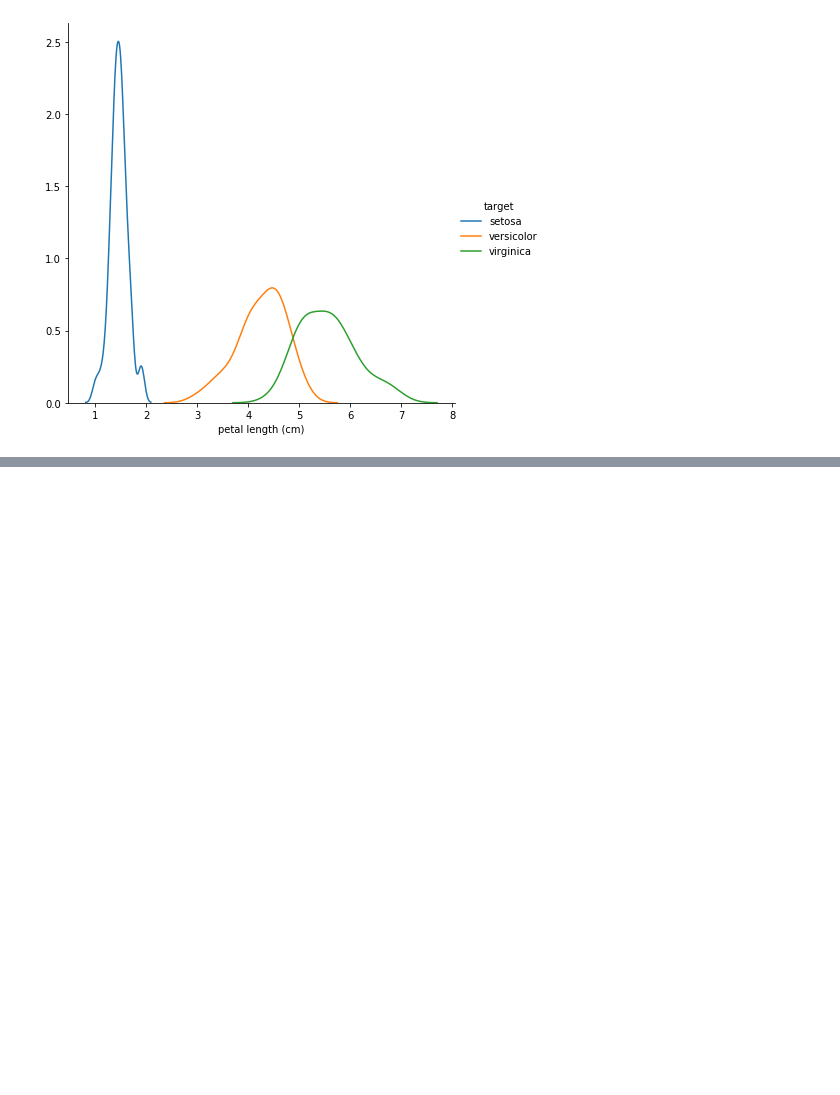
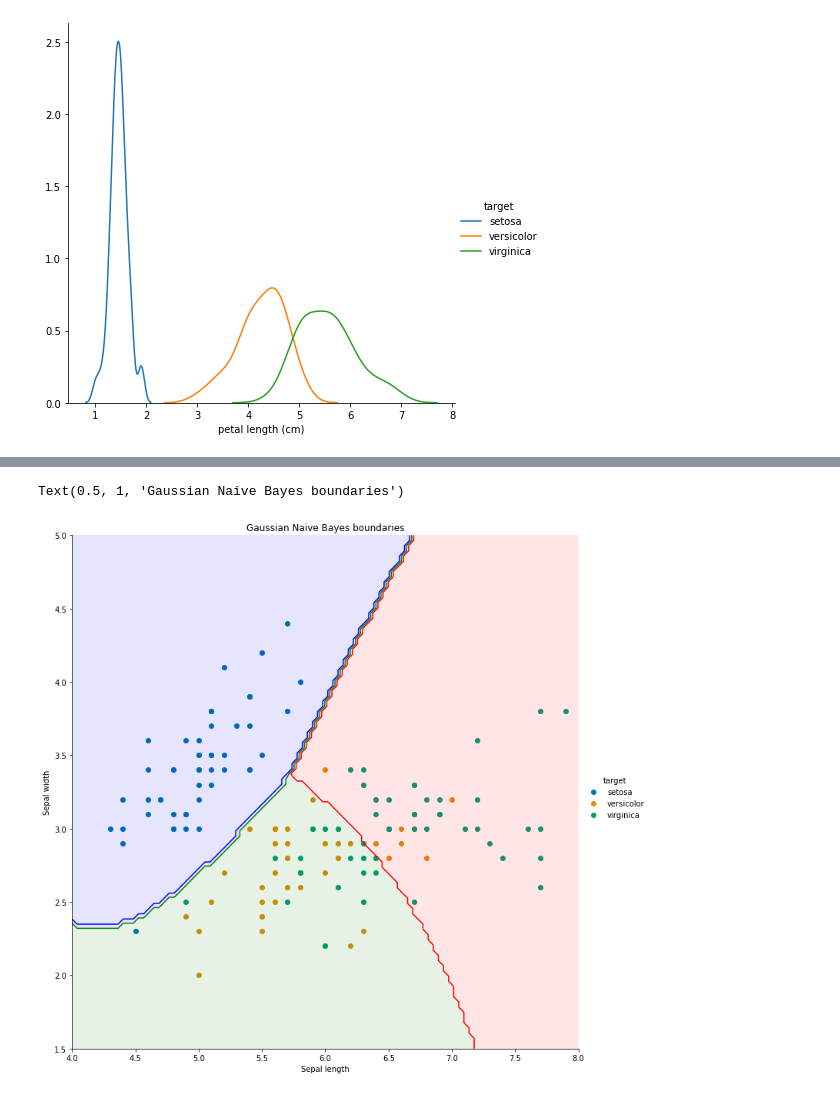
Before and after one commit to CEOJINSUNG/Project, a Jupyter notebook: 2020 도전학기/머신러닝과 딥러닝/5장 실습 나이브베이즈.ipynb, the cells around one changed output, grey strips where cells are left out. Saved outputs shown, nothing was run; the diff lists cells and outputs as text; code cells hidden in the pictures; blank space fills up the shorter version.

```diff
--- a/2020 도전학기/머신러닝과 딥러닝/5장 실습 나이브베이즈.ipynb
+++ b/2020 도전학기/머신러닝과 딥러닝/5장 실습 나이브베이즈.ipynb
@@ -47,0 +51,32 @@ sn.boxplot(x="target",y="petal width (cm)",
+# %%
+import matplotlib.colors as colors
+from sklearn.naive_bayes import GaussianNB
+df1 = iris_frame[["sepal length (cm)" , "sepal width (cm)", "target" ]]
+X = df1.iloc[:,0:2]
+Y = df1.iloc[:,2].replace({'setosa':0,'versicolor':1,'virginica':2}).copy()
+NB=GaussianNB()
+NB.fit(X,Y)
+N=100
+# %%
+X_= np.linspace(4,8,N)
+Y_= np.linspace(1.5,5,N)
+X_,Y_= np.meshgrid(X_,Y_)
+
+color_list= ['Blues','Greens','Reds']
+my_norm = colors.Normalize(vmin=-1,vmax=1)
+g= sn.FacetGrid(iris_frame, hue = "target", size =10,
+                palette = 'colorblind').map(plt.scatter, "sepal length (cm)","sepal width (cm)",).add_legend()
+
+my_ax = g.ax
+zz = np.array( [NB.predict ([[xx,yy]]) [0] for xx,yy in zip(np.ravel(X_),np.ravel(Y_))])
+Z=zz.reshape(X_.shape)
+
+my_ax.contourf(X_,Y_,Z,2,alpha=.1, colors = ('blue','green','red'))
+my_ax.contour(X_,Y_,Z,2,alpha=1, colors = ('blue','green','red'))
+
+my_ax.set_xlabel('Sepal length')
+my_ax.set_ylabel('Sepal width')
+my_ax.set_title('Gaussian Naive Bayes boundaries')
+# %% [output]
+Text(0.5, 1, 'Gaussian Naive Bayes boundaries')
+[figure, added]
```
Also changed, not shown: parts of 1 cell of this notebook, 2 other files.
